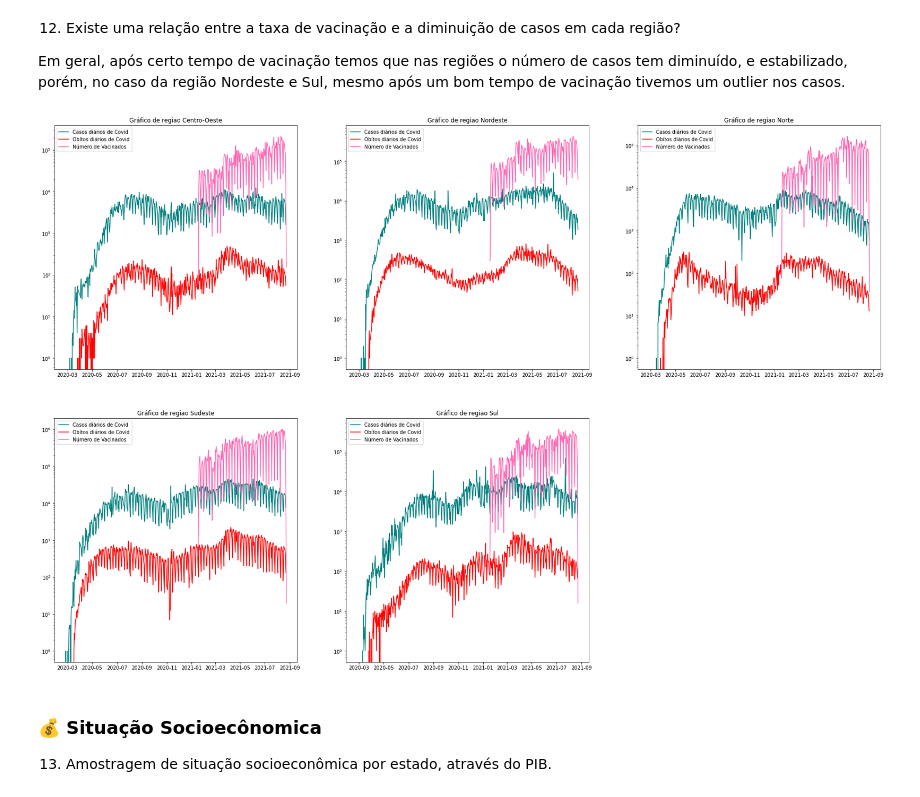
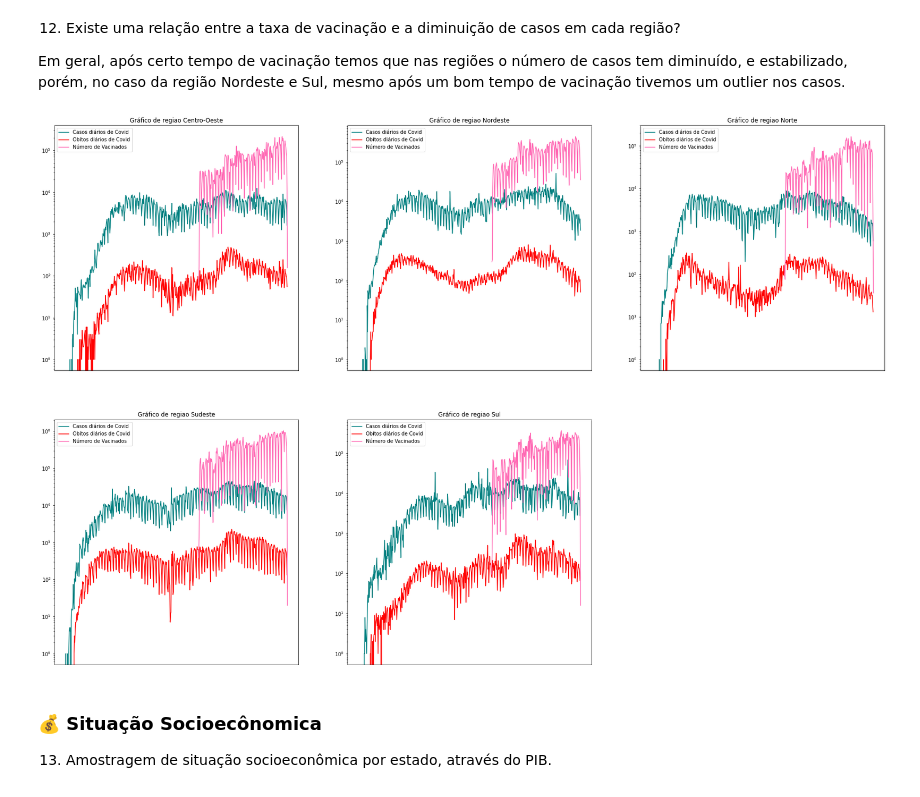
Before and after one commit to stardotwav/BrasilEmDados, a Jupyter notebook: AnaliseExtracaoConhecimento.ipynb, the cells around one changed output. Saved outputs shown, nothing was run; the diff lists cells and outputs as text; code cells hidden in the pictures.

```diff
--- a/AnaliseExtracaoConhecimento.ipynb
+++ b/AnaliseExtracaoConhecimento.ipynb
@@ -318,28 +318,29 @@ agrupamentoRegiao = agrupamentoRegiao.reset_index()
 # %%
 regiao =  dadosRegiaoVacina['regiao'].unique()
 plt.rcParams['figure.figsize'] = [30, 20]
 
 for j,i in enumerate(regiao):
     plt.subplot(2,3,j+1)
 
     dadosAC = dadosRegiaoVacina[dadosRegiaoVacina['regiao'] == i]
     dataAC = agrupamentoRegiao[agrupamentoRegiao.regiao == i]
     dataAC["MesAno"] = pd.to_datetime(dataAC['data'],format = '%Y/%m/%d')
 
     plt.plot(dataAC.MesAno,dataAC.casosNovos, color='teal',label='Casos diários de Covid')
     plt.plot(dataAC.MesAno,dataAC.obitosNovos, color='red', label='Obítos diários de Covid')
 
     plt.plot(dadosAC['Data Vacinação'],dadosAC.quantidade, color='hotpink',label='Número de Vacinados')
     #plt.xticks(rotation=45)
     plt.title("Gráfico de regiao "+str(i))
+    plt.xticks([])
     plt.yscale('log')
     plt.legend()
 
 
 
 plt.show()
 # %% [output]
-[figure, old version]
+[figure, new version]
 # %% [markdown]
 ### 💰 Situação Socioecônomica
 
```
Also changed, not shown: parts of 15 cells of this notebook, 2 other files.
